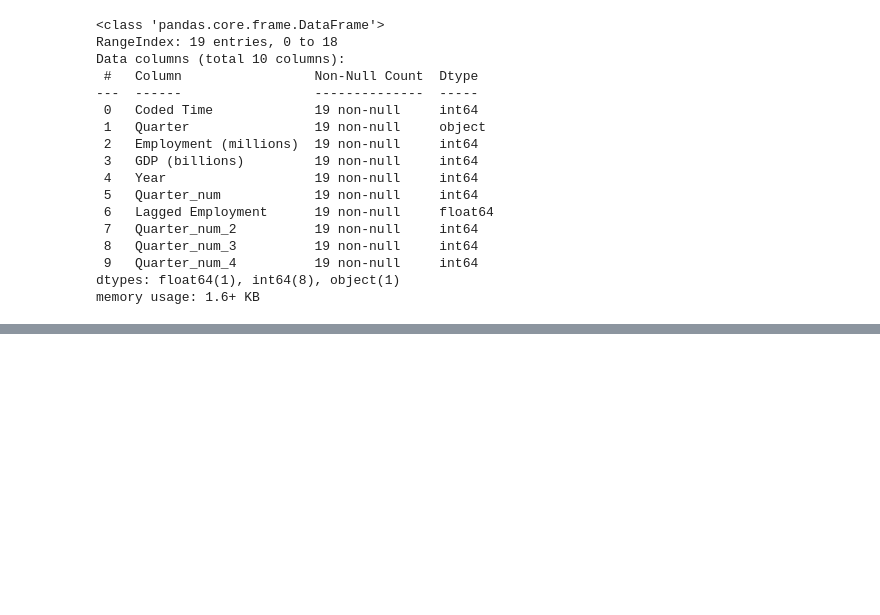
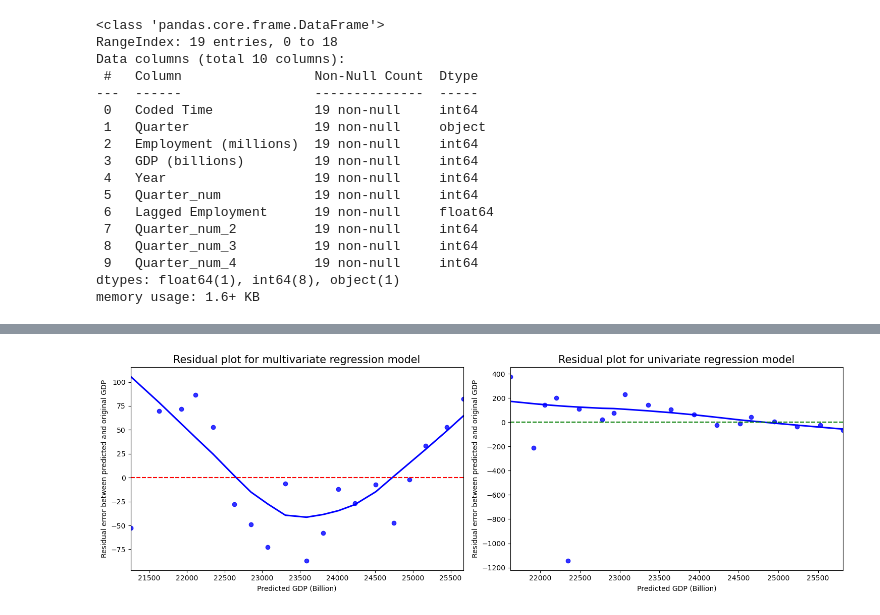
Before and after one commit to buddhathapa12/businessAnalytics, a Jupyter notebook: E923Q669_assignment2.ipynb, the cells around one changed output, grey strips where cells are left out. Drawn from its saved outputs; the diff is of its cells as text; code cells hidden in the pictures; blank space fills up the shorter version.

```diff
--- a/E923Q669_assignment2.ipynb
+++ b/E923Q669_assignment2.ipynb
@@ -218,0 +89,10 @@ Residual Scatterplot: Create a scatterplot of the residuals against the lagged e
+# %%
+# Multivariate linear regression model
+X_train = df_encoded.drop(columns= ["Quarter", "GDP (billions)", "Employment (millions)", "Quarter_num", "Coded Time"])
+y_train = df_encoded[["GDP (billions)"]]
+X_train_with_const = sm.add_constant(X_train)
+
+multivariate_ols_model = sm.OLS(y_train, X_train_with_const).fit()
+# %%
+y_predicted_multivariiate = multivariate_ols_model.predict(X_train_with_const)
+print(f"Mean_squared error for multivariate linear regression: {mean_squared_error(y_true= y_train, y_pred= y_predicted_multivariiate)}")
@@ -218,0 +101,10 @@ Residual Scatterplot: Create a scatterplot of the residuals against the lagged e
+# %%
+#Univariate linear regression model
+X_train_univariate = df_encoded[["Lagged Employment"]]
+
+X_train_univariate_with_const = sm.add_constant(X_train_univariate)
+
+univariate_ols_model = sm.OLS(y_train, X_train_univariate_with_const).fit()
+# %%
+y_predicted_univariiate = univariate_ols_model.predict(X_train_univariate_with_const)
+print(f"Mean_squared error for univariate linear regression: {mean_squared_error(y_true= y_train, y_pred= y_predicted_univariiate)}")
@@ -218,0 +117,19 @@ Residual Scatterplot: Create a scatterplot of the residuals against the lagged e
+# %%
+fig, axs = plt.subplots(1, 2, figsize= (15, 5))
+
+sns.residplot(x = y_predicted_multivariiate, y = multivariate_ols_model.resid, lowess=True, color='blue', ax= axs[0])
+axs[0].axhline(0, color='red', linestyle='--')
+axs[0].set_xlabel("Predicted GDP (Billion)")
+axs[0].set_ylabel("Residual error between predicted and original GDP")
+axs[0].set_title("Residual plot for multivariate regression model", fontsize = 15)
+
+sns.residplot(x = y_predicted_univariiate, y = univariate_ols_model.resid, lowess=True, color='blue', ax= axs[1])
+axs[1].axhline(0, color='green', linestyle='--')
+axs[1].set_xlabel("Predicted GDP (Billion)")
+axs[1].set_ylabel("Residual error between predicted and original GDP")
+axs[1].set_title("Residual plot for univariate regression model", fontsize = 15)
+
+plt.tight_layout()
+plt.show()
+# %% [output]
+[figure, added]
```
Also changed, not shown: parts of 49 cells of this notebook.
